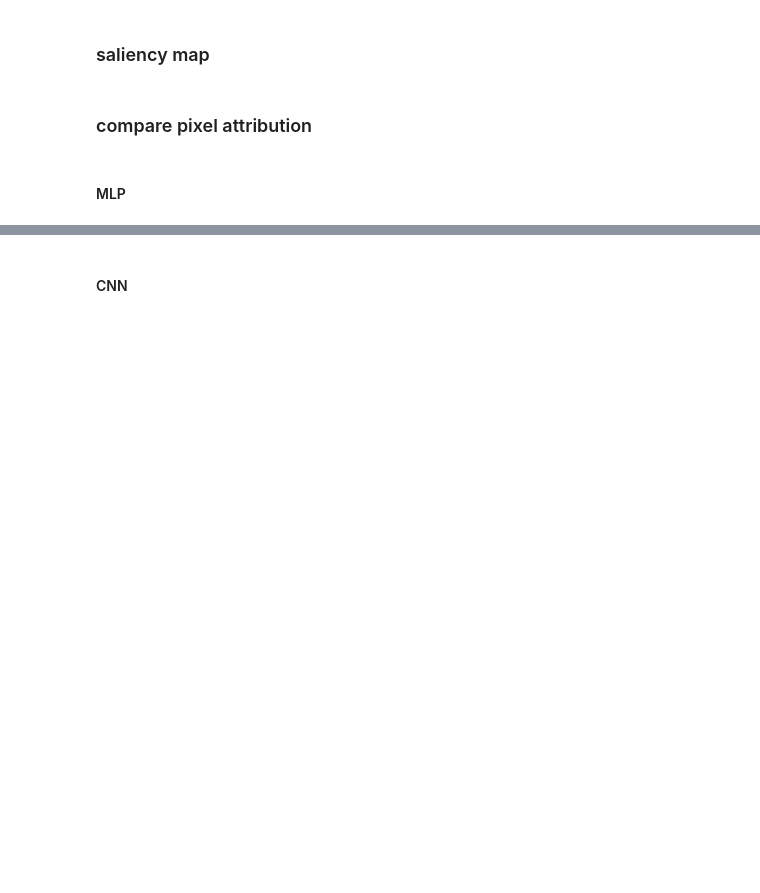
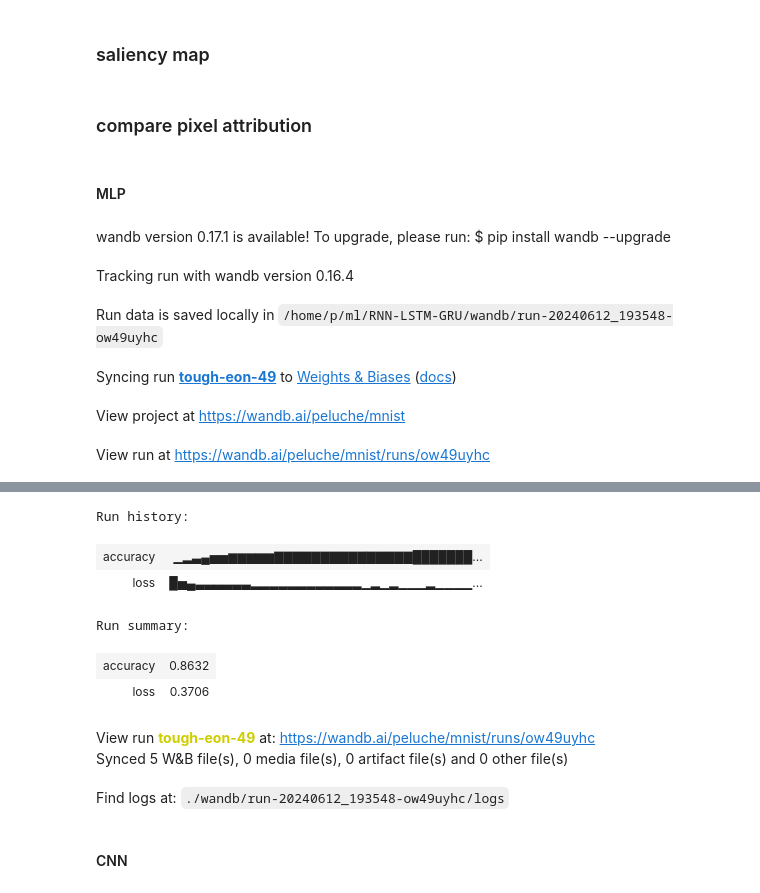
Before and after one commit to peluche/RNN-LSTM-GRU, a Jupyter notebook: rnn-lstm-gru.ipynb, the cells around one changed output, grey strips where cells are left out. Drawn from its saved outputs; the diff is of its cells as text; code cells hidden in the pictures; blank space fills up the shorter version.

```diff
--- a/rnn-lstm-gru.ipynb
+++ b/rnn-lstm-gru.ipynb
@@ -790,8 +790,27 @@ def saliency(model, x, y, accumulate=1, noise=None, reshape=reshape_default):
     return x.grad
 # %% [markdown]
 ### compare pixel attribution
+# %%
+comparison_epochs = 100
+batch_size=6400
+vocab_size=10
+hidden_size=100
+resolution=28
+
+transform = transforms.Compose([transforms.ToTensor(), transforms.Normalize((0.5,), (0.5,))])
+trainset = datasets.FashionMNIST('./fashion-mnist/', download=True, train=True, transform=transform)
+testset = datasets.FashionMNIST('./fashion-mnist/', download=True, train=False, transform=transform)
+trainloader = DataLoader(trainset, batch_size=batch_size, shuffle=True)
+testloader = DataLoader(testset, batch_size=batch_size, shuffle=True)
 # %% [markdown]
 #### MLP
 # %%
 mlp = nn.Sequential(nn.Linear(28**2, d_hidden), nn.ReLU(), nn.Dropout(0.5), nn.Linear(d_hidden, 10)).to(device)
-train_mnist(mlp, trainloader, filename='mnist', epochs=20, reshape=nn.Flatten())
+train_mnist(mlp, trainloader, filename='mnist', epochs=comparison_epochs, reshape=nn.Flatten())
+# %% [output]
+wandb version 0.17.1 is available! To upgrade, please run: $ pip install wandb --upgrade
+Tracking run with wandb version 0.16.4
+Run data is saved locally in /home/p/ml/RNN-LSTM-GRU/wandb/run-20240612_193548-ow49uyhc
+Syncing run tough-eon-49 to Weights & Biases (docs)
+View project at https://wandb.ai/peluche/mnist
+View run at https://wandb.ai/peluche/mnist/runs/ow49uyhc
@@ -798,3 +819,12 @@ train_mnist(mlp, trainloader, filename='mnist', epochs=20, reshape=nn.Flatten())
+Run history:
+| accuracy | ▁▂▃▄▅▅▆▆▆▆▆▇▇▇▇▇▇▇▇▇▇▇▇▇▇▇███████... |
+| loss | █▅▄▃▃▃▃▃▃▂▂▂▂▂▂▂▂▂▂▂▂▁▂▁▂▁▁▁▂▁▁▁▁... |
+Run summary:
+| accuracy | 0.8632 |
+| loss | 0.3706 |
+View run tough-eon-49 at: https://wandb.ai/peluche/mnist/runs/ow49uyhc
+Synced 5 W&B file(s), 0 media file(s), 0 artifact file(s) and 0 other file(s)
+Find logs at: ./wandb/run-20240612_193548-ow49uyhc/logs
 # %% [markdown]
 #### CNN
 # %%
```
Also changed, not shown: parts of 12 cells of this notebook, 2 other files.
